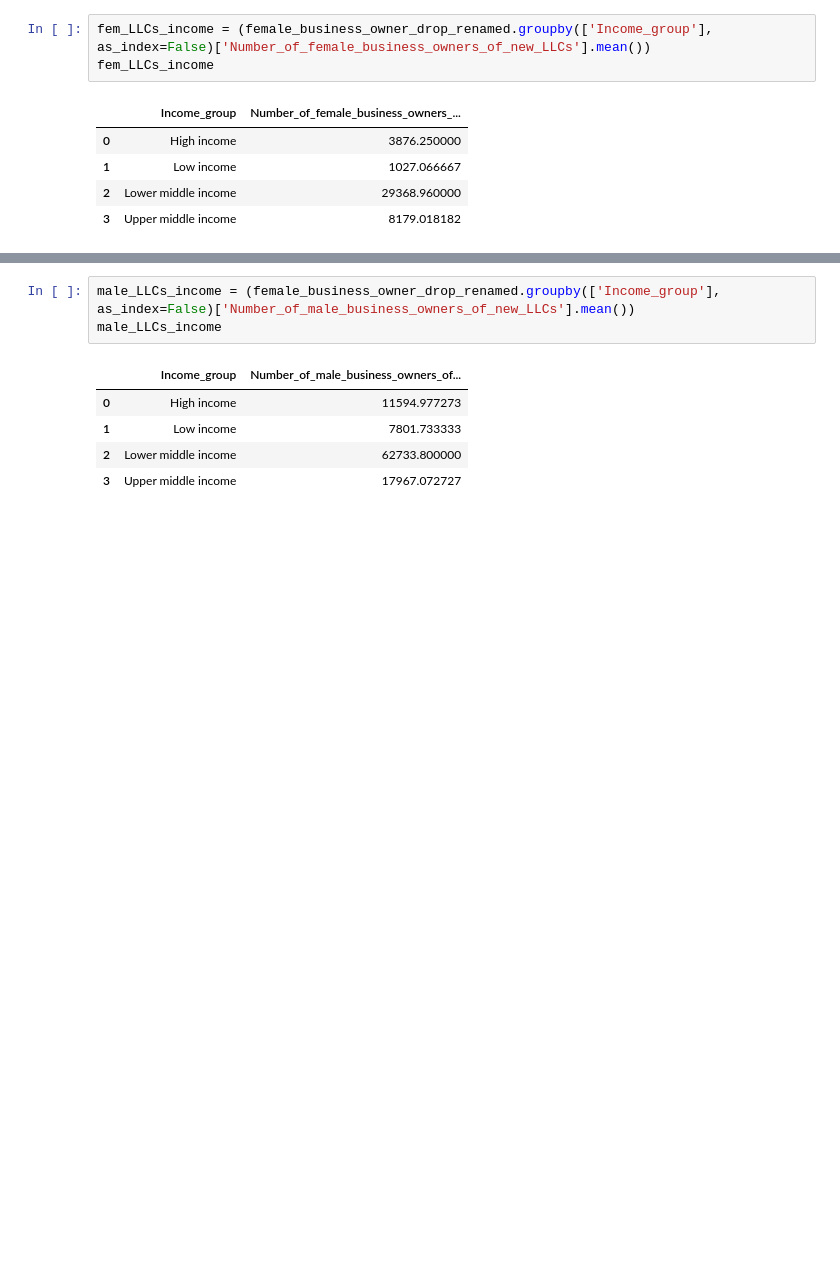
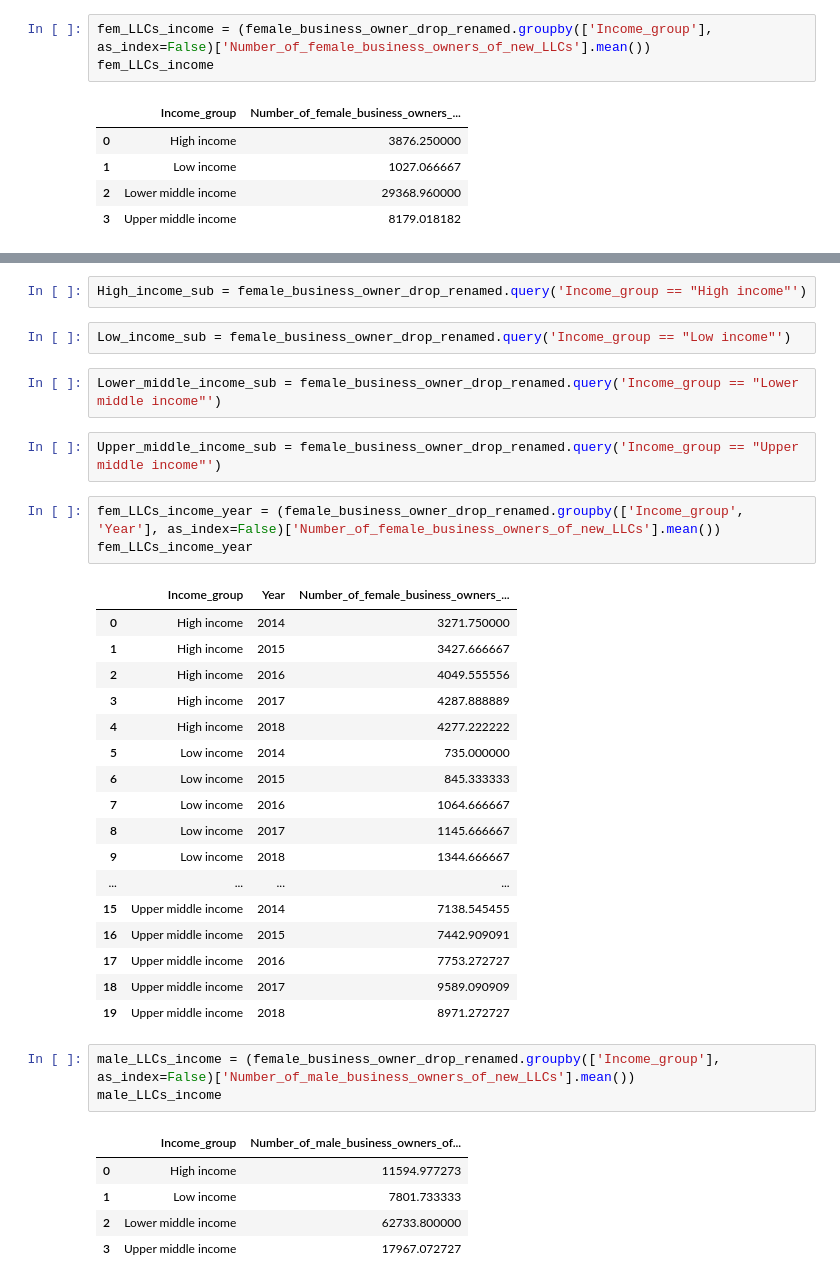
Before and after one commit to AnnikaBock65/Female_Entrepreneurship, a Jupyter notebook: notebooks/Final_Female_Business_Owner.ipynb, the cells around one changed output, grey strips where cells are left out. Drawn from its saved outputs; the diff is of its cells as text; blank space fills up the shorter version.

Commit message:
save female business owner files

```diff
--- a/notebooks/Final_Female_Business_Owner.ipynb
+++ b/notebooks/Final_Female_Business_Owner.ipynb
@@ -591,3 +609,32 @@ fem_LLCs_income
+# %%
+High_income_sub = female_business_owner_drop_renamed.query('Income_group == "High income"')
+# %%
+Low_income_sub = female_business_owner_drop_renamed.query('Income_group == "Low income"')
+# %%
+Lower_middle_income_sub = female_business_owner_drop_renamed.query('Income_group == "Lower middle income"')
+# %%
+Upper_middle_income_sub = female_business_owner_drop_renamed.query('Income_group == "Upper middle income"')
+# %%
+fem_LLCs_income_year = (female_business_owner_drop_renamed.groupby(['Income_group', 'Year'], as_index=False)['Number_of_female_business_owners_of_new_LLCs'].mean())
+fem_LLCs_income_year
+# %% [output]
+|  | Income_group | Year | Number_of_female_business_owners_... |
+| 0 | High income | 2014 | 3271.750000 |
+| 1 | High income | 2015 | 3427.666667 |
+| 2 | High income | 2016 | 4049.555556 |
+| 3 | High income | 2017 | 4287.888889 |
+| 4 | High income | 2018 | 4277.222222 |
+| 5 | Low income | 2014 | 735.000000 |
+| 6 | Low income | 2015 | 845.333333 |
+| 7 | Low income | 2016 | 1064.666667 |
+| 8 | Low income | 2017 | 1145.666667 |
+| 9 | Low income | 2018 | 1344.666667 |
+| ... | ... | ... | ... |
+| 15 | Upper middle income | 2014 | 7138.545455 |
+| 16 | Upper middle income | 2015 | 7442.909091 |
+| 17 | Upper middle income | 2016 | 7753.272727 |
+| 18 | Upper middle income | 2017 | 9589.090909 |
+| 19 | Upper middle income | 2018 | 8971.272727 |
 # %%
 male_LLCs_income = (female_business_owner_drop_renamed.groupby(['Income_group'], as_index=False)['Number_of_male_business_owners_of_new_LLCs'].mean())
 male_LLCs_income
```
Also changed, not shown: parts of 7 cells of this notebook.
